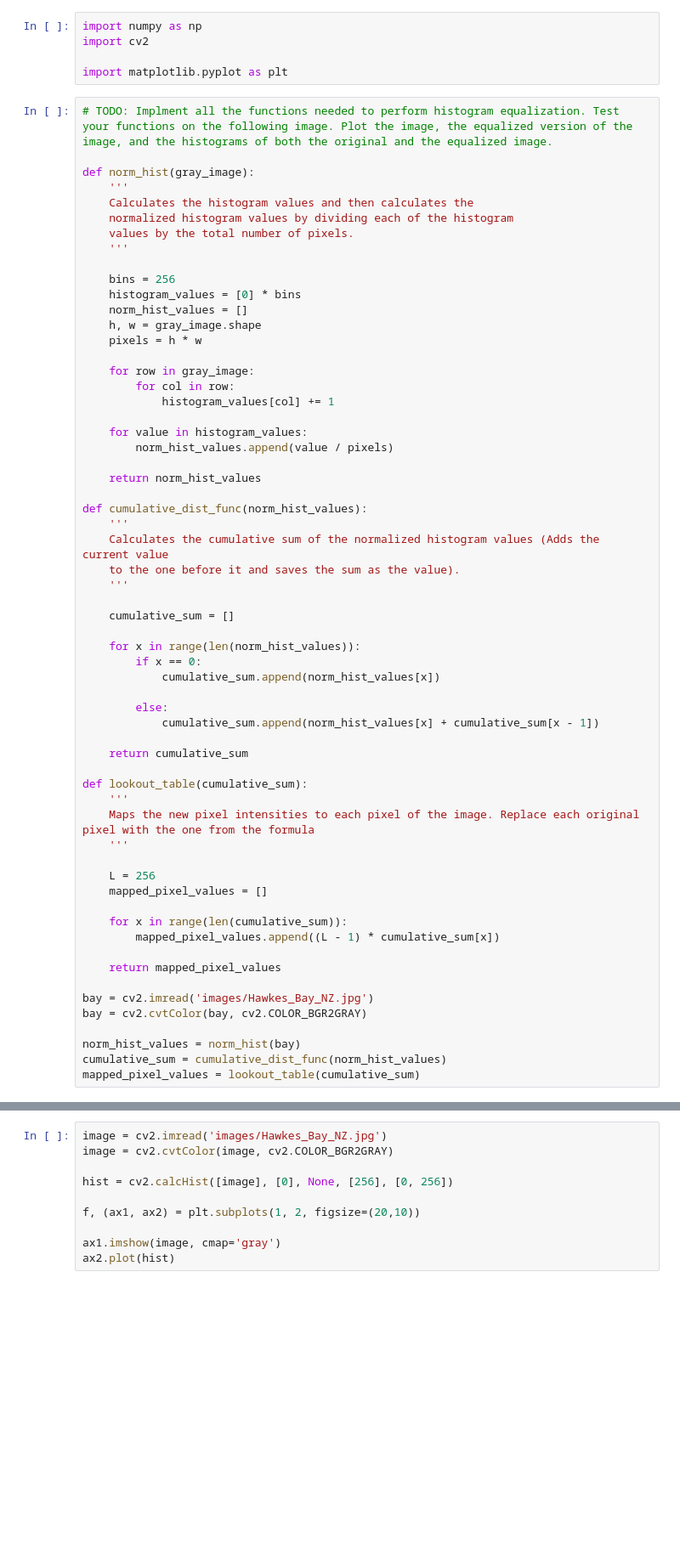
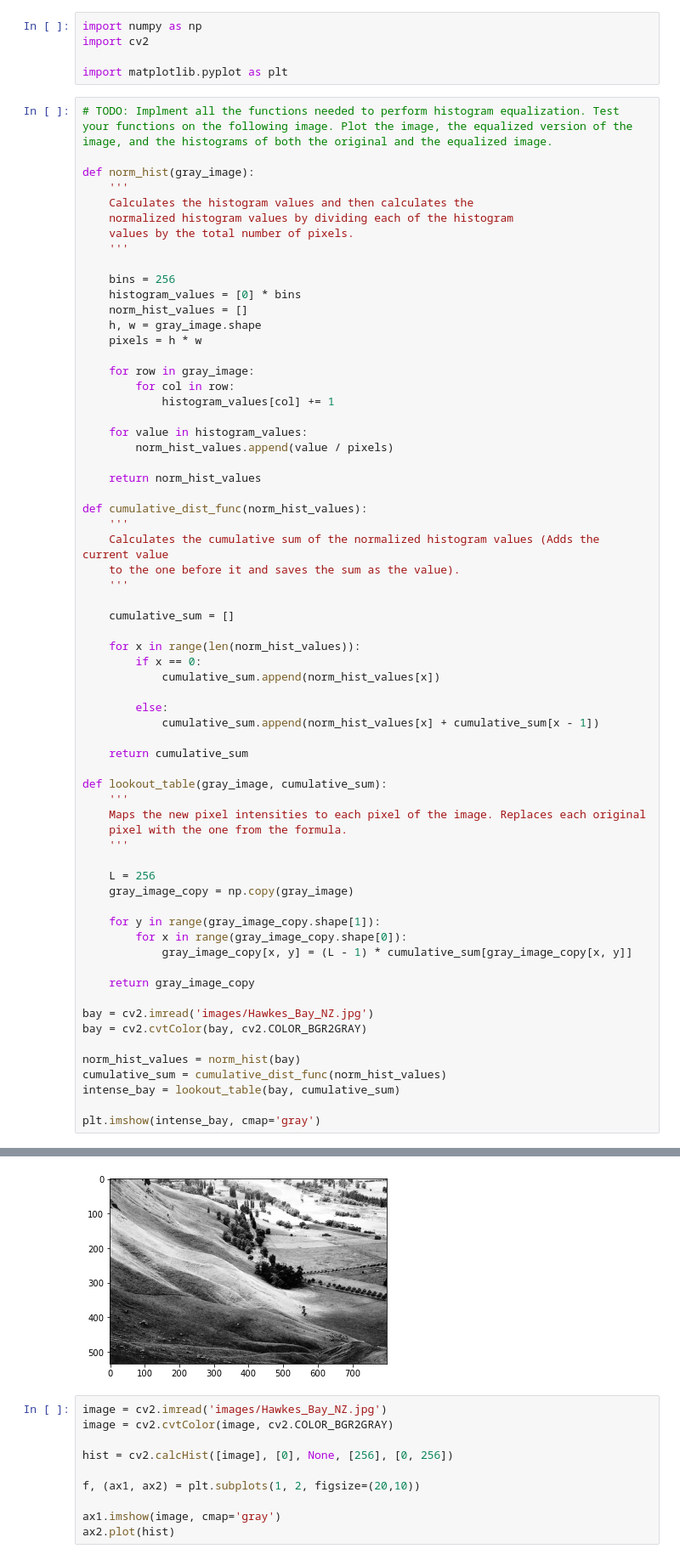
Before and after one commit to sergio-hernandez-castillo/Computer-Vision, a Jupyter notebook: Assignments/A5. Histogram Equalization.ipynb, the cells around one changed output, grey strips where cells are left out. Shown at 85% size. Drawn from its saved outputs; the diff is of its cells as text; blank space fills up the shorter version.

```diff
--- a/Assignments/A5. Histogram Equalization.ipynb
+++ b/Assignments/A5. Histogram Equalization.ipynb
@@ -65,22 +65,27 @@ def cumulative_dist_func(norm_hist_values):
 
     return cumulative_sum
 
-def lookout_table(cumulative_sum):
+def lookout_table(gray_image, cumulative_sum):
     '''
-    Maps the new pixel intensities to each pixel of the image. Replace each original pixel with the one from the formula
+    Maps the new pixel intensities to each pixel of the image. Replaces each original
+    pixel with the one from the formula.
     '''
 
     L = 256
-    mapped_pixel_values = []
+    gray_image_copy = np.copy(gray_image)
 
-    for x in range(len(cumulative_sum)):
-        mapped_pixel_values.append((L - 1) * cumulative_sum[x])
+    for y in range(gray_image_copy.shape[1]):
+        for x in range(gray_image_copy.shape[0]):
+            gray_image_copy[x, y] = (L - 1) * cumulative_sum[gray_image_copy[x, y]]
 
-    return mapped_pixel_values
+    return gray_image_copy
 
 bay = cv2.imread('images/Hawkes_Bay_NZ.jpg')
 bay = cv2.cvtColor(bay, cv2.COLOR_BGR2GRAY)
 
 norm_hist_values = norm_hist(bay)
 cumulative_sum = cumulative_dist_func(norm_hist_values)
-mapped_pixel_values = lookout_table(cumulative_sum)
+intense_bay = lookout_table(bay, cumulative_sum)
+
+plt.imshow(intense_bay, cmap='gray')
+# %% [output]
@@ -87,3 +93,4 @@ mapped_pixel_values = lookout_table(cumulative_sum)
+[figure, added]
 # %%
 image = cv2.imread('images/Hawkes_Bay_NZ.jpg')
 image = cv2.cvtColor(image, cv2.COLOR_BGR2GRAY)
```
Also changed, not shown: parts of 1 cell of this notebook, 1 other file.
